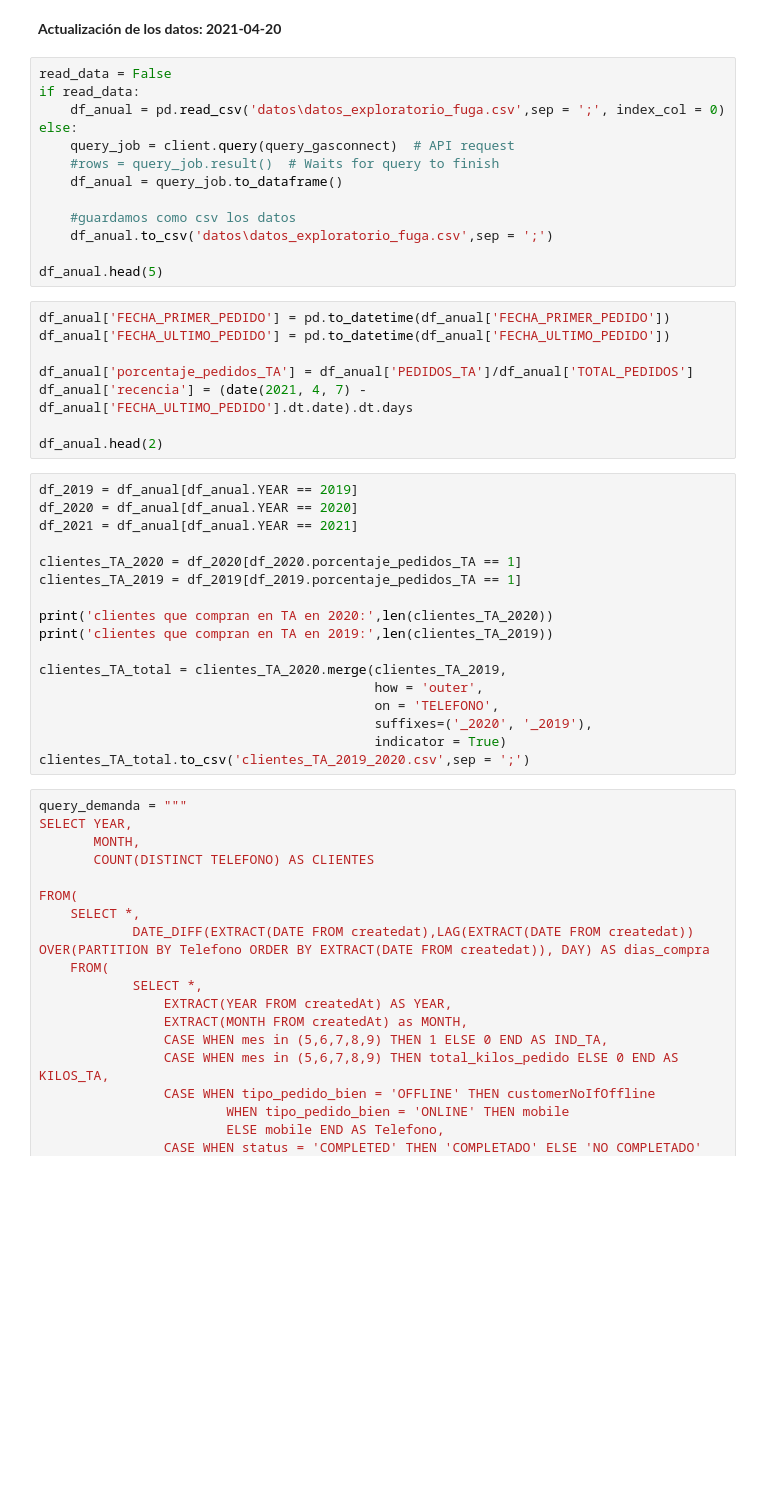
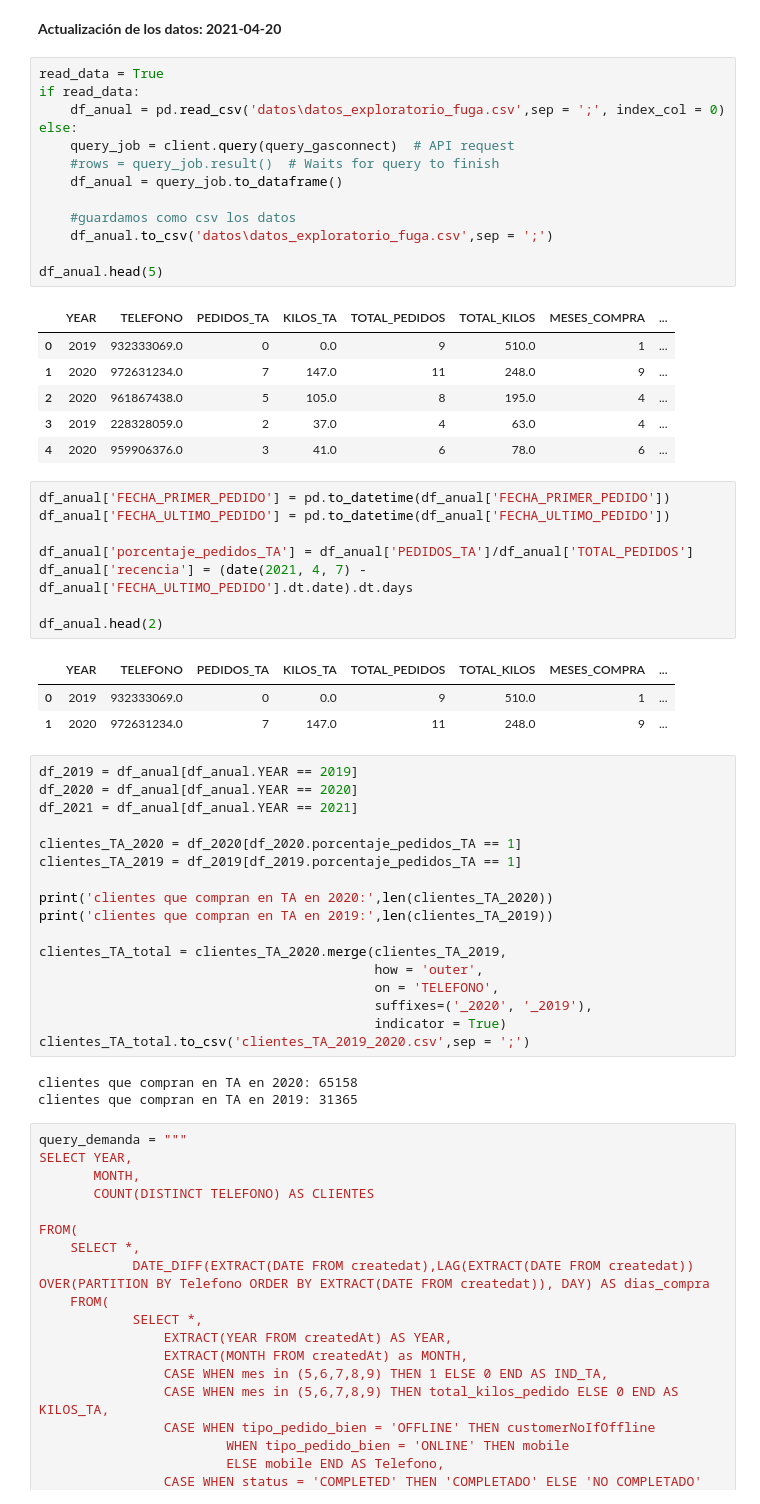
Before and after one commit to fbenavides-gasco/gasco-modelo-fuga, a Jupyter notebook: Etiquetas Fuga test (por eliminar).ipynb, the cells around one changed output. Drawn from its saved outputs; the diff is of its cells as text; blank space fills up the shorter version.

```diff
--- a/Etiquetas Fuga test (por eliminar).ipynb
+++ b/Etiquetas Fuga test (por eliminar).ipynb
@@ -74,18 +74,25 @@ ON(A.TELEFONO = B.telefono)
 # %% [markdown]
 **Actualización de los datos: 2021-04-20**
 # %%
-read_data = False
+read_data = True
 if read_data:
     df_anual = pd.read_csv('datos\datos_exploratorio_fuga.csv',sep = ';', index_col = 0)
 else:
     query_job = client.query(query_gasconnect)  # API request
     #rows = query_job.result()  # Waits for query to finish
     df_anual = query_job.to_dataframe()
 
     #guardamos como csv los datos
     df_anual.to_csv('datos\datos_exploratorio_fuga.csv',sep = ';')
 
 df_anual.head(5)
+# %% [output]
+|  | YEAR | TELEFONO | PEDIDOS_TA | KILOS_TA | TOTAL_PEDIDOS | TOTAL_KILOS | MESES_COMPRA | ... |
+| 0 | 2019 | 932333069.0 | 0 | 0.0 | 9 | 510.0 | 1 | ... |
+| 1 | 2020 | 972631234.0 | 7 | 147.0 | 11 | 248.0 | 9 | ... |
+| 2 | 2020 | 961867438.0 | 5 | 105.0 | 8 | 195.0 | 4 | ... |
+| 3 | 2019 | 228328059.0 | 2 | 37.0 | 4 | 63.0 | 4 | ... |
+| 4 | 2020 | 959906376.0 | 3 | 41.0 | 6 | 78.0 | 6 | ... |
 # %%
 df_anual['FECHA_PRIMER_PEDIDO'] = pd.to_datetime(df_anual['FECHA_PRIMER_PEDIDO'])
 df_anual['FECHA_ULTIMO_PEDIDO'] = pd.to_datetime(df_anual['FECHA_ULTIMO_PEDIDO'])
@@ -94,6 +101,10 @@ df_anual['porcentaje_pedidos_TA'] = df_anual['PEDIDOS_TA']/df_anual['TOTAL_PEDID
 df_anual['recencia'] = (date(2021, 4, 7) - df_anual['FECHA_ULTIMO_PEDIDO'].dt.date).dt.days
 
 df_anual.head(2)
+# %% [output]
+|  | YEAR | TELEFONO | PEDIDOS_TA | KILOS_TA | TOTAL_PEDIDOS | TOTAL_KILOS | MESES_COMPRA | ... |
+| 0 | 2019 | 932333069.0 | 0 | 0.0 | 9 | 510.0 | 1 | ... |
+| 1 | 2020 | 972631234.0 | 7 | 147.0 | 11 | 248.0 | 9 | ... |
 # %%
 df_2019 = df_anual[df_anual.YEAR == 2019]
 df_2020 = df_anual[df_anual.YEAR == 2020]
@@ -111,6 +122,9 @@ clientes_TA_total = clientes_TA_2020.merge(clientes_TA_2019,
                                            suffixes=('_2020', '_2019'),
                                            indicator = True)
 clientes_TA_total.to_csv('clientes_TA_2019_2020.csv',sep = ';')
+# %% [output]
+clientes que compran en TA en 2020: 65158
+clientes que compran en TA en 2019: 31365
 # %%
 query_demanda = """
 SELECT YEAR,
```
Also changed, not shown: parts of 29 cells of this notebook.
